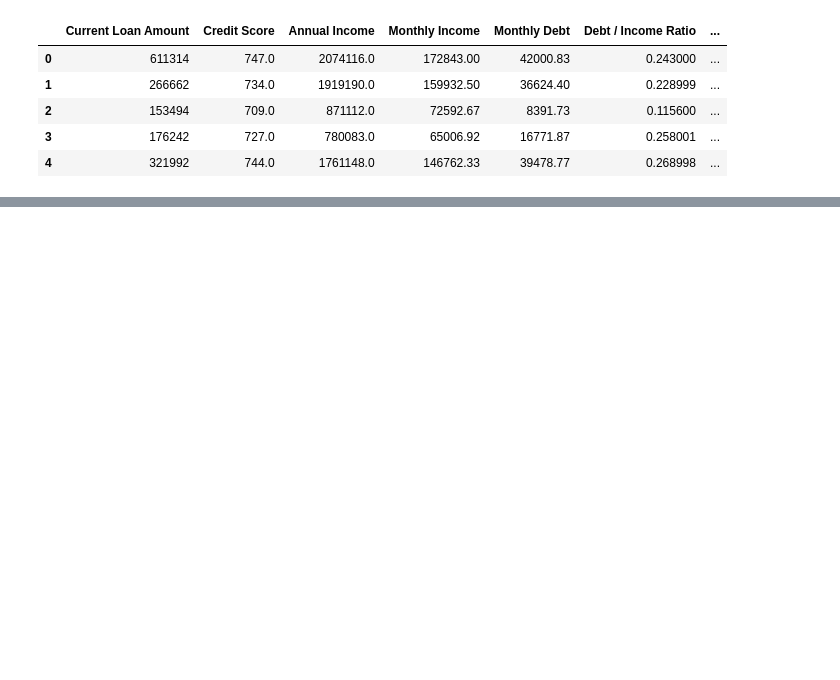
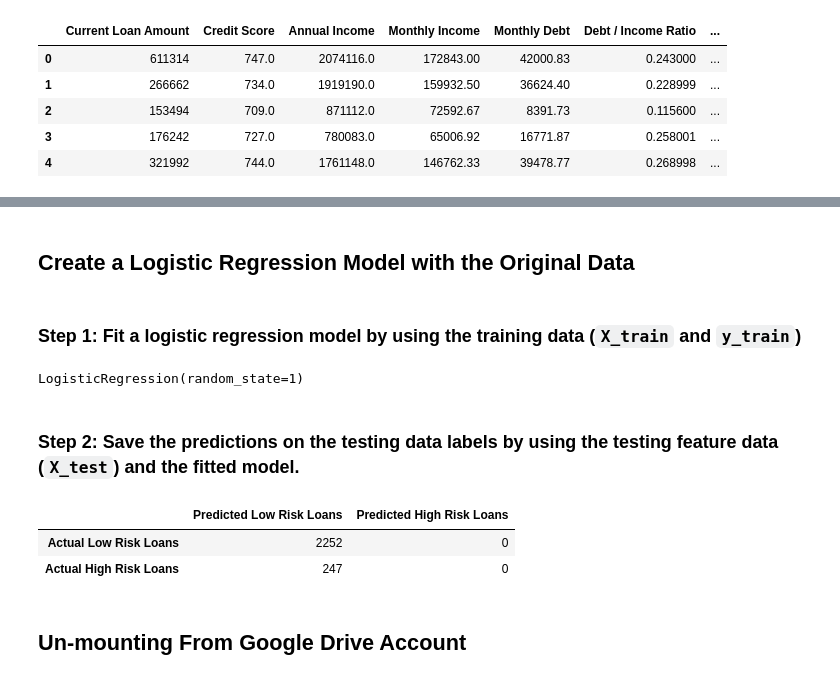
Before and after one commit to CJO100293/Project-4, a Jupyter notebook: ML/ML_colab.ipynb, the cells around one changed output, grey strips where cells are left out. Saved outputs shown, nothing was run; the diff lists cells and outputs as text; code cells hidden in the pictures; blank space fills up the shorter version.

```diff
--- a/ML/ML_colab.ipynb
+++ b/ML/ML_colab.ipynb
@@ -42,0 +51,7 @@ credit_data_df.head()
+# %%
+# Separate the data into labels and features
+# Separate the y variable, the labels
+y = credit_data_df['Bankruptcies']
+
+# Separate the X variable, the features
+X = credit_data_df.drop(columns='Bankruptcies')
@@ -43,3 +89,46 @@ credit_data_df.head()
+# %%
+# Import the train_test_learn module
+from sklearn.model_selection import train_test_split
+
+# Split the data using train_test_split
+# Assign a random_state of 1 to the function
+X_train, X_test, y_train, y_test = train_test_split(X, y, random_state = 1)
+# %% [markdown]
+## Create a Logistic Regression Model with the Original Data
+# %% [markdown]
+###  Step 1: Fit a logistic regression model by using the training data (`X_train` and `y_train`)
+# %%
+# Import the LogisticRegression module from SKLearn
+from sklearn.linear_model import LogisticRegression
+
+# Instantiate the Logistic Regression model
+# Assign a random_state parameter of 1 to the model
+Log_Reg_Model = LogisticRegression(random_state = 1)
+
+# Fit the model using training data
+Log_Reg_Model.fit(X_train, y_train)
+# %% [output]
+LogisticRegression(random_state=1)
+# %% [markdown]
+### Step 2: Save the predictions on the testing data labels by using the testing feature data (`X_test`) and the fitted model.
+# %%
+# Make a prediction using the testing data
+Log_Reg_Model_Predictions = Log_Reg_Model.predict(X_test)
+# %%
+# Generate a confusion matrix for the model
+cm = confusion_matrix(y_test, Log_Reg_Model_Predictions)
+cm_df = pd.DataFrame(
+    cm, index=["Actual Low Risk Loans", "Actual High Risk Loans"],
+    columns=["Predicted Low Risk Loans", "Predicted High Risk Loans"]
+)
+
+cm_df
+# %% [output]
+|  | Predicted Low Risk Loans | Predicted High Risk Loans |
+| Actual Low Risk Loans | 2252 | 0 |
+| Actual High Risk Loans | 247 | 0 |
+# %% [markdown]
+## Un-mounting From Google Drive Account
 # %%
 # Un-Mouting Google Drive Account
 drive.flush_and_unmount()
```
Also changed, not shown: parts of 10 cells of this notebook.
